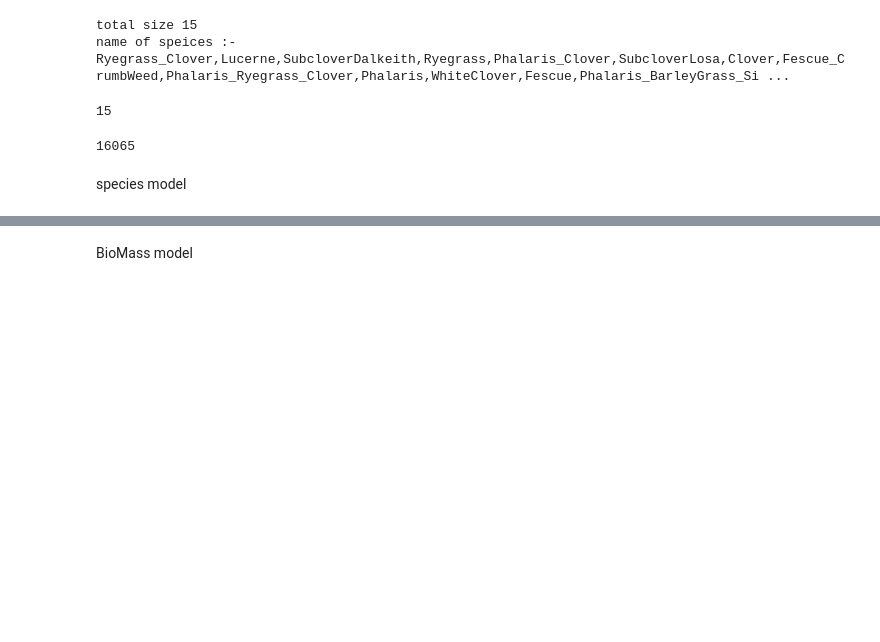
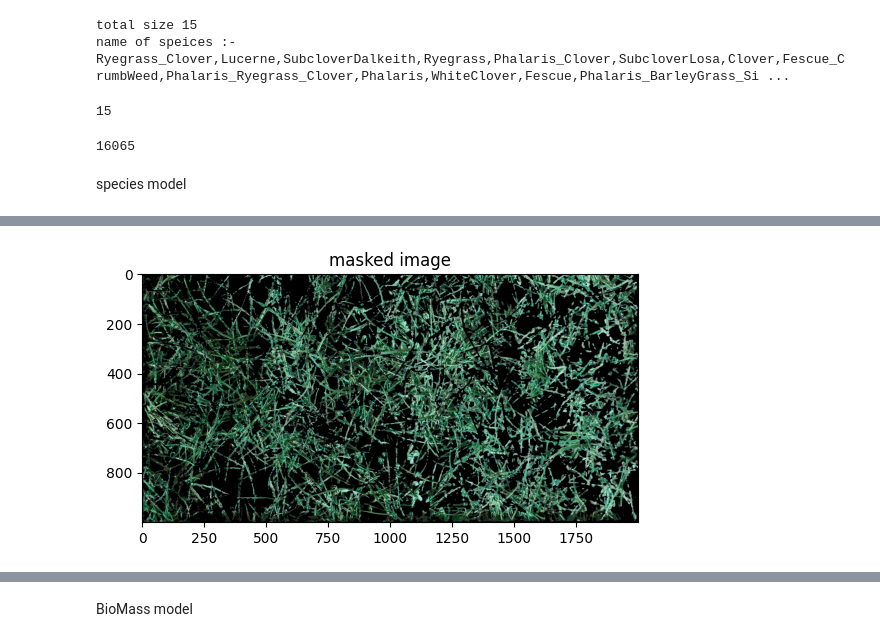
Before and after one commit to sujalgawas/csiro-biomass, a Jupyter notebook: multi-model-bio-mass-version-1.ipynb, the cells around one changed output, grey strips where cells are left out. Cells and saved outputs as stored; diff of their text form; code cells hidden in the pictures; blank space fills up the shorter version.

Commit message:
Kaggle Notebook | multi-model-bio-mass_version_1 | Version 15

```diff
--- a/multi-model-bio-mass-version-1.ipynb
+++ b/multi-model-bio-mass-version-1.ipynb
@@ -609,0 +637,31 @@ First few predictions:
+# %%
+from PIL import Image
+import os
+import cv2
+import numpy as np
+import matplotlib.pyplot as plt
+
+root_dir = "/kaggle/input/csiro-biomass"
+#for index,row in test_pd.iterrows():
+#image_path = row["image_path"]
+image_path = "train/ID1011485656.jpg"
+image_path = os.path.join(root_dir,image_path)
+#image = Image.open(image_path).convert("RGB")
+image = cv2.imread(image_path)
+
+hsv = cv2.cvtColor(image,cv2.COLOR_BGR2HSV)
+
+lower_green = np.array([35, 40, 40])
+upper_green = np.array([85, 255, 255])
+
+mask = cv2.inRange(hsv,lower_green,upper_green)
+
+masked_image = cv2.bitwise_and(image,image, mask=mask)
+
+#cv2.imshow('Masked Image', masked_image)
+
+plt.title("masked image")
+plt.imshow(masked_image)
+plt.show()
+# %% [output]
+[figure, added]
```
Also changed, not shown: parts of 9 cells of this notebook.
